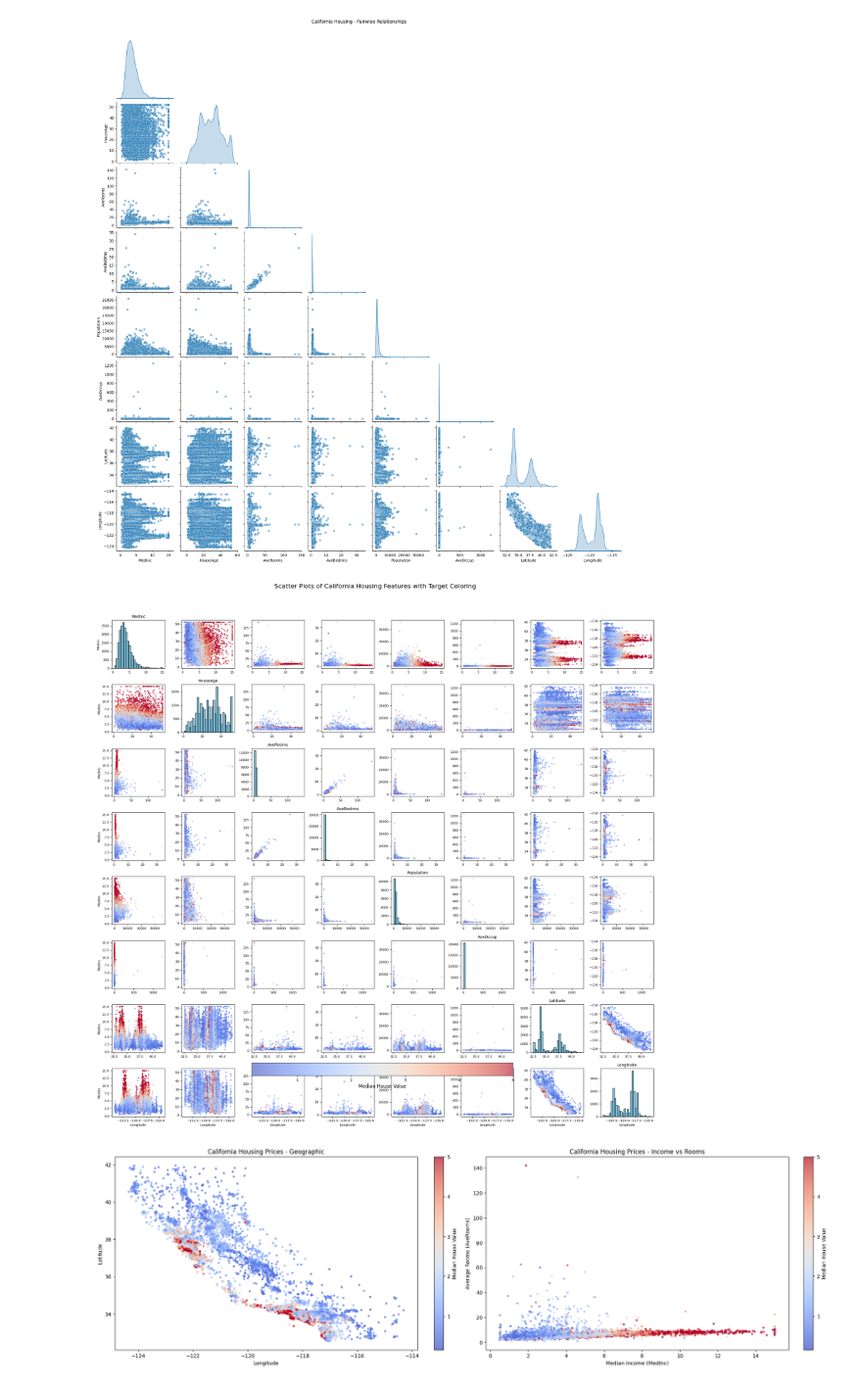
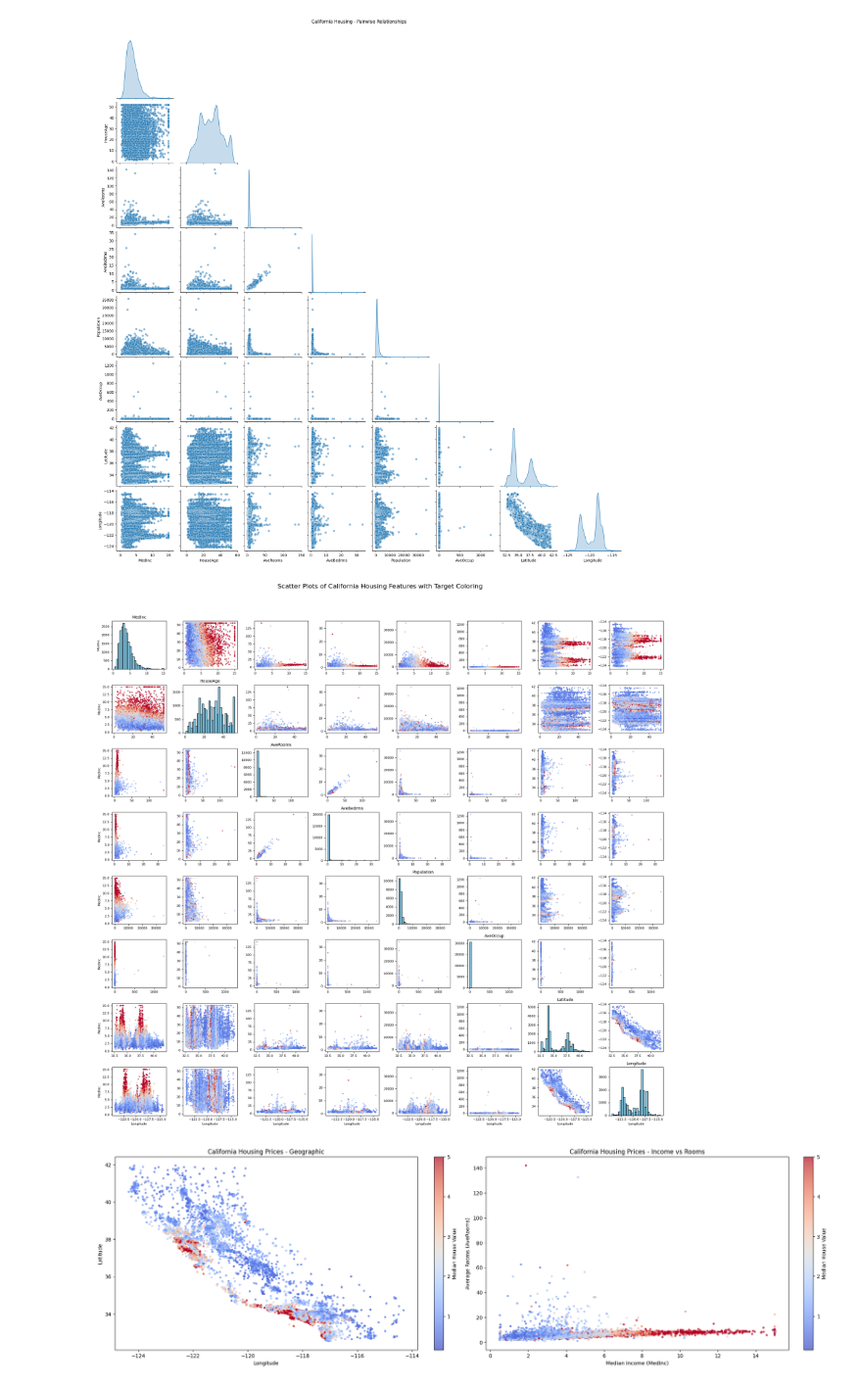
Before and after one commit to maxim-mat/DS-training, a Jupyter notebook: פרק 2 - מודל ראשון/first_model.ipynb, the cells around one changed output. Shown at 98% size. Cells and saved outputs as stored; diff of their text form; code cells hidden in the pictures.

```diff
--- a/פרק 2 - מודל ראשון/first_model.ipynb
+++ b/פרק 2 - מודל ראשון/first_model.ipynb
@@ -54,36 +54,36 @@ n_features = len(features)
 # Create subplots grid
 fig, axes = plt.subplots(n_features, n_features, figsize=(20, 20), sharex=False, sharey=False)
 
 # Iterate through feature pairs
 for i, feature_x in enumerate(features):
     for j, feature_y in enumerate(features):
         ax = axes[i, j]
 
         # If diagonal, show histogram
         if i == j:
             ax.hist(data[feature_x], bins=30, color='skyblue', edgecolor='black')
             ax.set_title(feature_x, fontsize=10)
             ax.tick_params(labelsize=8)
         else:
             # Scatter plot for feature pairs
             scatter = ax.scatter(data[feature_x], data[feature_y], c=target, cmap='coolwarm', s=5, alpha=0.6)
             ax.tick_params(labelsize=8)
 
         # Set labels for edge subplots
         if i == n_features - 1:
             ax.set_xlabel(feature_x, fontsize=8)
         if j == 0:
             ax.set_ylabel(feature_y, fontsize=8)
 
 # Add a colorbar
-cbar = fig.colorbar(scatter, ax=axes, orientation='horizontal', fraction=0.03, pad=0.04)
-cbar.set_label('Median House Value', fontsize=12)
+# cbar = fig.colorbar(scatter, ax=axes, orientation='horizontal', fraction=0.03, pad=0.04)
+# cbar.set_label('Median House Value', fontsize=12)
 
 plt.suptitle('Scatter Plots of California Housing Features with Target Coloring', fontsize=16)
 plt.tight_layout(rect=[0, 0.03, 1, 0.95])
 plt.show()
 # %% [output]
-[figure, old version]
+[figure, new version]
 # %%
 fig, axes = plt.subplots(1, 2, figsize=(20, 6), constrained_layout=True)
 
```
Also changed, not shown: parts of 4 cells of this notebook.
